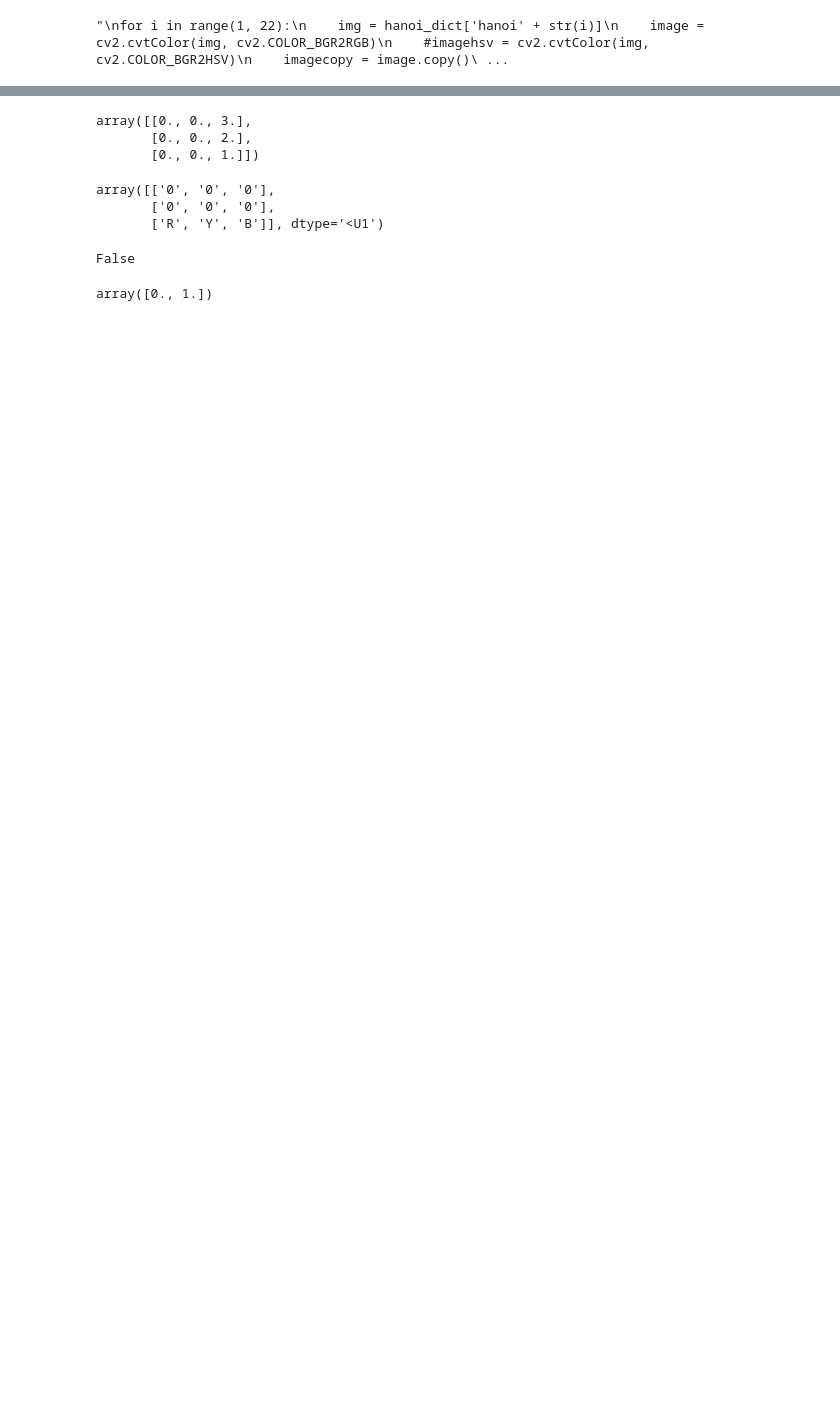
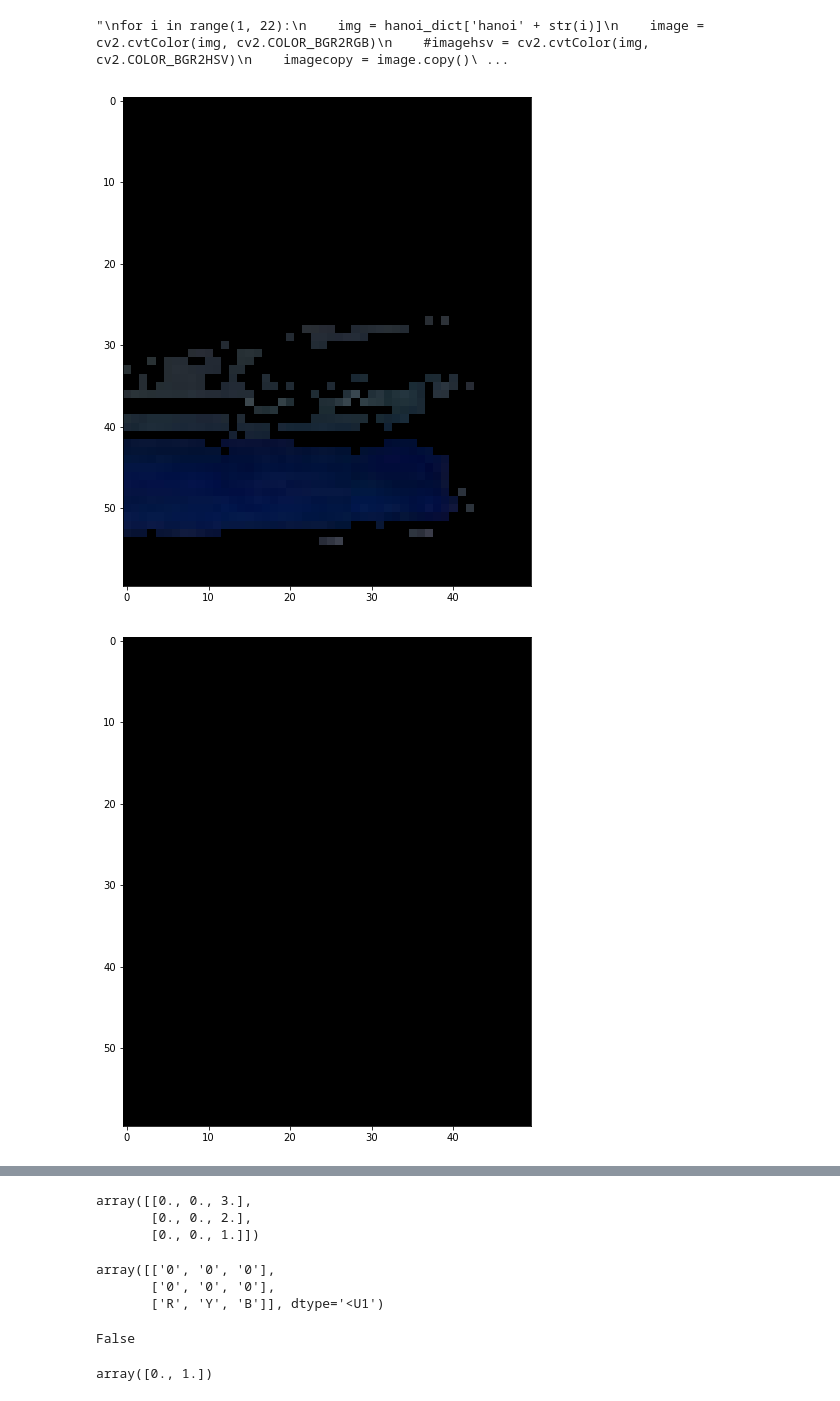
Before and after one commit to medinaserna/vision_hanoi, a Jupyter notebook: disc_det_v1-forCamosun.ipynb, the cells around one changed output, grey strips where cells are left out. Saved outputs shown, nothing was run; the diff lists cells and outputs as text; code cells hidden in the pictures; blank space fills up the shorter version.

```diff
--- a/disc_det_v1-forCamosun.ipynb
+++ b/disc_det_v1-forCamosun.ipynb
@@ -315,13 +322,17 @@ for i in range(1, 22):
 # %%
 #after previous estimation step before, load again the image and mask the sections. there are areas sticks, then, 3 sections that positions is determined by the stick position dictionary
 #image = cv2.cvtColor(img, cv2.COLOR_BGR2RGB)
 
 for i in range(0, 3):
     image2 = small_image[mask_y_position_dict['y'+str(i)]:(mask_y_position_dict['y'+str(i)] + mask_height), int(mask_x_position_dict['x'+str(i)]):int(mask_x_position_dict['x'+str(i)]+mask_width)] #optional, only for display
     imagehsv_roi = small_image_hsv[mask_y_position_dict['y'+str(i)]:(mask_y_position_dict['y'+str(i)] + mask_height), int(mask_x_position_dict['x'+str(i)]):int(mask_x_position_dict['x'+str(i)]+mask_width)]
     #display (image2)
     sort_disc_dictionary['sort' + str(i)], blue, yellow, red = detect_color(imagehsv_roi)   #this is the custom function
 
-    #display(blue)
-    #display(yellow)
-    #display(red)
+
+    display(blue)
+    display(yellow)
+    display(red)
+# %% [output]
+[figure, added]
+[figure, added]
```
Also changed, not shown: parts of 5 cells of this notebook, 2 other files.
